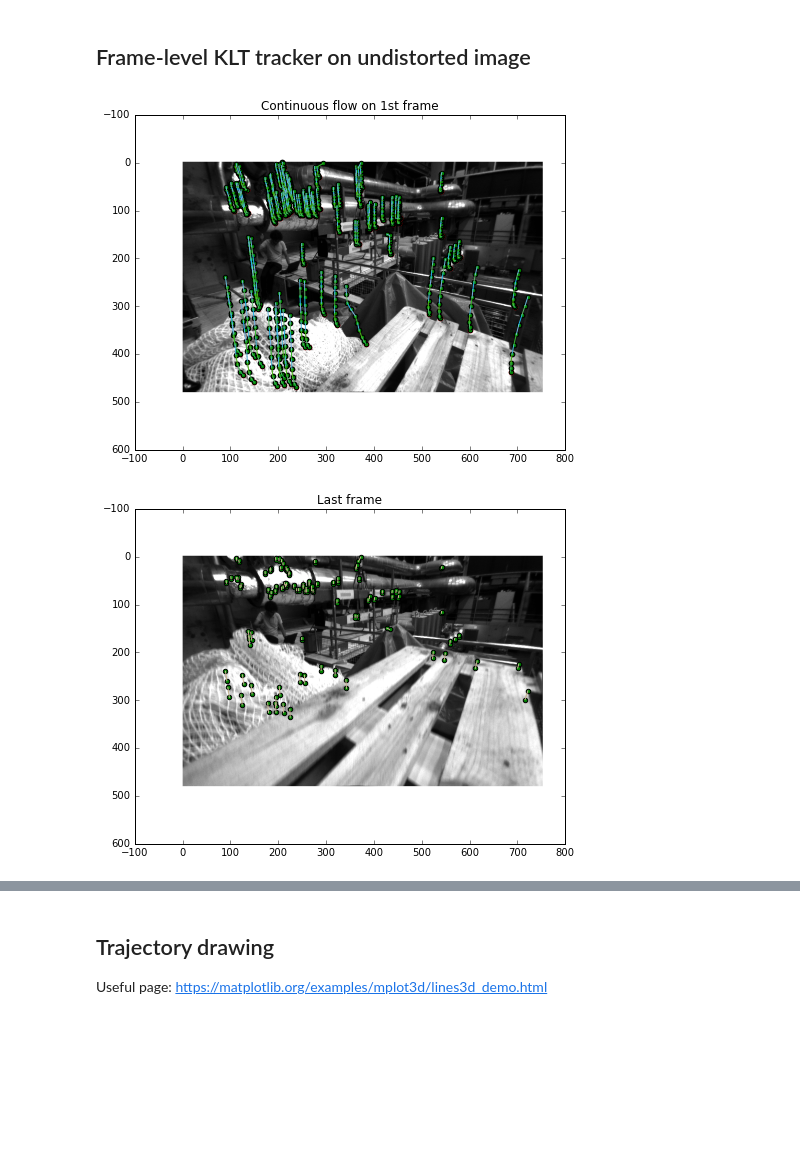
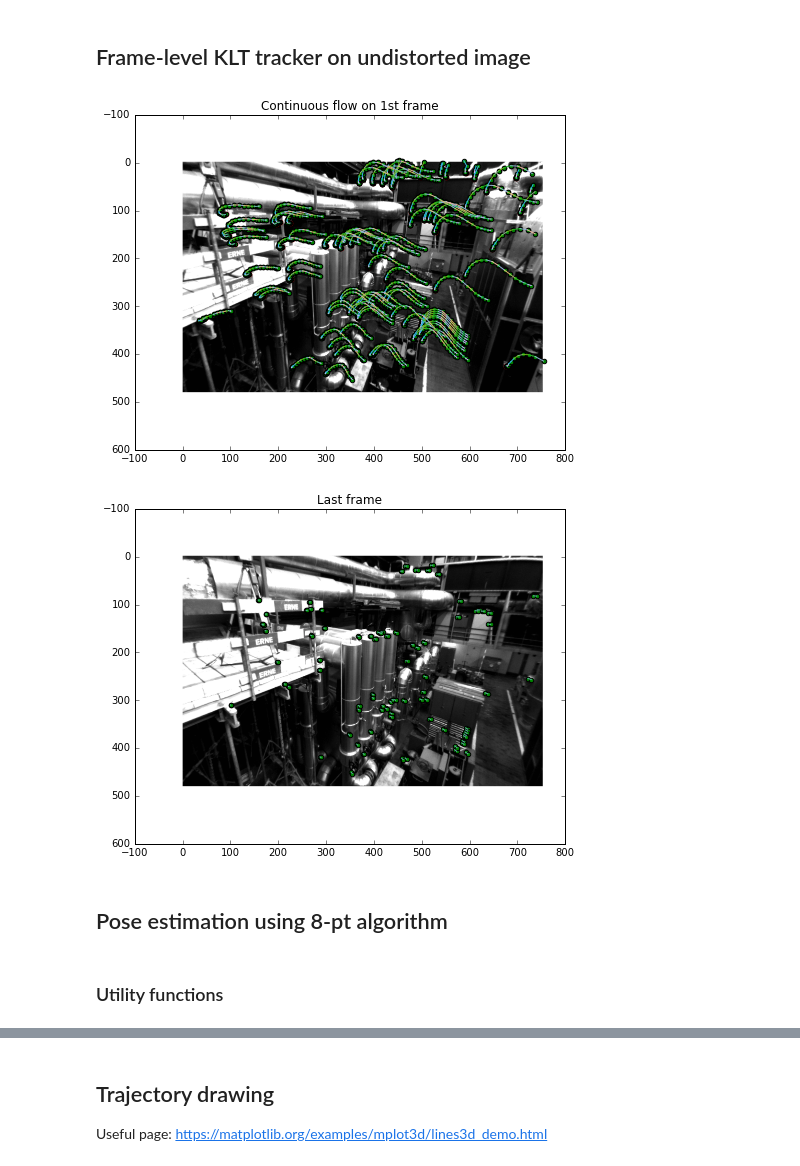
Before and after one commit to jinchenglee/EuRoC_MAV_dataset_tools, a Jupyter notebook: KLT_on_EuRoc_MAV_dataset.ipynb, the cells around one changed output, grey strips where cells are left out. Saved outputs shown, nothing was run; the diff lists cells and outputs as text; code cells hidden in the pictures; blank space fills up the shorter version.

```diff
--- a/KLT_on_EuRoc_MAV_dataset.ipynb
+++ b/KLT_on_EuRoc_MAV_dataset.ipynb
@@ -391,7 +389,7 @@ lk_params = dict( winSize  = (15,15),
 cam0_img_list = np.sort(glob.glob(basedir+'mav0/cam0/data/*.png'))
 
 # No of frames to process
-frame_range = range(0, 10, 1)
+frame_range = range(1050, 1070, 1)
 
 #-------------
 # Processing cam
@@ -399,7 +397,7 @@ frame_range = range(0, 10, 1)
 dpi = 80
 
 # Read 1st frame
-cam0_ori = cv2.imread(cam0_img_list[0], cv2.IMREAD_GRAYSCALE)
+cam0_ori = cv2.imread(cam0_img_list[frame_range[0]], cv2.IMREAD_GRAYSCALE)
 # Image undistortion
 cam0 = cv2.remap(cam0_ori, mapx, mapy, cv2.INTER_LINEAR, cv2.BORDER_TRANSPARENT, 0)
 
@@ -423,7 +421,7 @@ for fr in frame_range:
 
     # Optical flow tracking
     # First frame, mark feature
-    if fr==0:
+    if fr==frame_range[0]:
         p0 = cv2.goodFeaturesToTrack(cam0, mask = None, **feature_params)
         plt.scatter(p0[:,:,0], p0[:,:,1], marker='o', color='r')
 
@@ -446,32 +444,36 @@ for fr in frame_range:
 
         p0 = good_new.reshape(-1,1,2)
 
     old_cam0 = cam0.copy()
 
     # Save pyplot image
     plt.savefig(str(fr).zfill(3)+'.png')
 
 # Show the image with continuous flow
 plt.show()
 
 # Draw last frame
 plt.figure(figsize=figsize)
 plt.imshow(cam0, cmap='gray')
 plt.title("Last frame")
 plt.scatter(good_old[:,0], good_old[:,1], linestyle='-', c='g')
 plt.scatter(good_new[:,0], good_new[:,1], linestyle='-', c='g')
 cur_rand_color = (np.random.rand(),0.7, np.random.rand(),1.0)
 
 for idx in range(good_old.shape[0]):
     plt.plot([good_old[idx,0], good_new[idx,0]],
                     [good_old[idx,1], good_new[idx,1]],
                     linestyle='-', color=cur_rand_color)
 plt.show()
 
     # Use opencv to show image
     #cv2.imshow('cam0',cam0)
     #k = cv2.waitKey(-1)
     #cv2.destroyAllWindows()
 # %% [output]
-[figure, old version]
+[figure, new version]
-[figure, old version]
+[figure, new version]
+# %% [markdown]
+## Pose estimation using 8-pt algorithm
+# %% [markdown]
+### Utility functions
```
Also changed, not shown: parts of 8 cells of this notebook.
